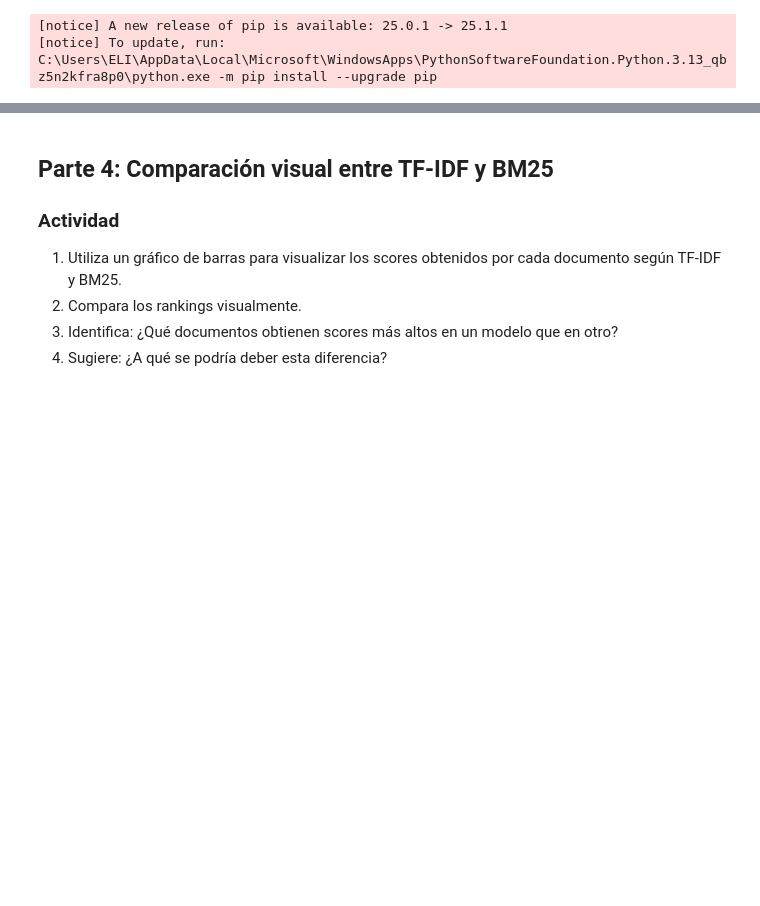
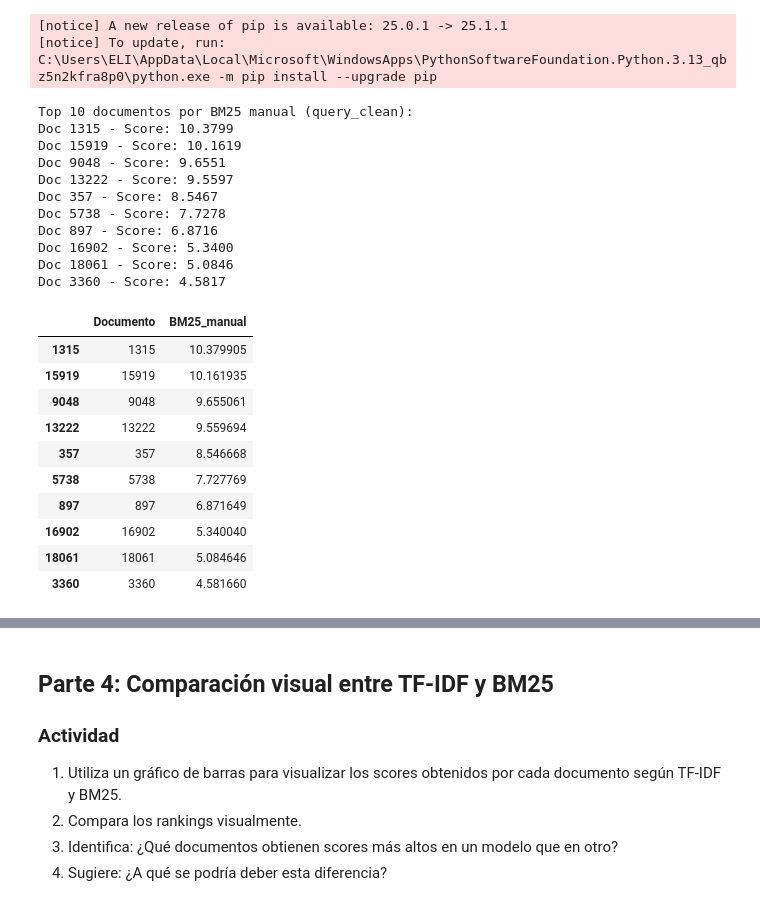
Before and after one commit to EliSilva1315/ir25a-main, a Jupyter notebook: notebooks/04bm25.ipynb, the cells around one changed output, grey strips where cells are left out. Cells and saved outputs as stored; diff of their text form; code cells hidden in the pictures; blank space fills up the shorter version.

```diff
--- a/notebooks/04bm25.ipynb
+++ b/notebooks/04bm25.ipynb
@@ -389,11 +389,85 @@ Requirement already satisfied: numpy in c:\users\eli\appdata\local\packages\pyth
 [notice] A new release of pip is available: 25.0.1 -> 25.1.1
 [notice] To update, run: C:\Users\ELI\AppData\Local\Microsoft\WindowsApps\PythonSoftwareFoundation.Python.3.13_qbz5n2kfra8p0\python.exe -m pip install --upgrade pip
 # %%
-from rank_bm25 import BM25Okapi
+from sklearn.feature_extraction.text import CountVectorizer
+import numpy as np
+import pandas as pd
 
-bm25_doc = BM25Okapi(corpus_limpio)
+# Parámetros BM25
+k1 = 1.5
+b = 0.75
 
-scores = bm25_doc.get_scores(query_limpia[0])
+# Limpiar la query igual que el corpus
+query_limpia = [limpiar_texto(q) for q in query_clean]
+
+# Construir matriz TF y vocabulario desde cero
+vectorizer_bm25 = CountVectorizer()
+tf_matrix = vectorizer_bm25.fit_transform(corpus_limpio)
+vocabulario = vectorizer_bm25.get_feature_names_out()
+
+# Longitud de cada documento
+doc_lengths = tf_matrix.sum(axis=1).A1
+avg_doc_length = np.mean(doc_lengths)
+N = tf_matrix.shape[0]
+
+# Calcular DF para cada término
+df_vector = np.asarray((tf_matrix > 0).sum(axis=0)).ravel()
+
+# Calcular IDF BM25 desde cero
+idf_bm25 = np.log(1 + (N - df_vector + 0.5) / (df_vector + 0.5))
+
+# Procesar la query limpia
+query_terms = query_limpia[0].split()
+
+# Inicializar scores BM25
+bm25_scores = np.zeros(N)
+
+for term in query_terms:
+    if term in vocabulario:
+        term_idx = np.where(vocabulario == term)[0][0]
+        tf = tf_matrix[:, term_idx].toarray().ravel()
+        idf = idf_bm25[term_idx]
+        numerador = tf * (k1 + 1)
+        denominador = tf + k1 * (1 - b + b * doc_lengths / avg_doc_length)
+        score = idf * numerador / (denominador + 1e-10)
+        bm25_scores += score
+
+# Mostrar los 10 documentos con mayor score BM25
+top_bm25_idx = np.argsort(bm25_scores)[::-1][:10]
+print("Top 10 documentos por BM25 manual (query_clean):")
+for idx in top_bm25_idx:
+    print(f"Doc {idx} - Score: {bm25_scores[idx]:.4f}")
+
+# DataFrame con los scores
+df_bm25_manual = pd.DataFrame({
+    'Documento': np.arange(N),
+    'BM25_manual': bm25_scores
+})
+df_bm25_manual.sort_values(by='BM25_manual', ascending=False, inplace=True)
+df_bm25_manual.head(10)
+# %% [output]
+Top 10 documentos por BM25 manual (query_clean):
+Doc 1315 - Score: 10.3799
+Doc 15919 - Score: 10.1619
+Doc 9048 - Score: 9.6551
+Doc 13222 - Score: 9.5597
+Doc 357 - Score: 8.5467
+Doc 5738 - Score: 7.7278
+Doc 897 - Score: 6.8716
+Doc 16902 - Score: 5.3400
+Doc 18061 - Score: 5.0846
+Doc 3360 - Score: 4.5817
+|  | Documento | BM25_manual |
+| 1315 | 1315 | 10.379905 |
+| 15919 | 15919 | 10.161935 |
+| 9048 | 9048 | 9.655061 |
+| 13222 | 13222 | 9.559694 |
+| 357 | 357 | 8.546668 |
+| 5738 | 5738 | 7.727769 |
+| 897 | 897 | 6.871649 |
+| 16902 | 16902 | 5.340040 |
+| 18061 | 18061 | 5.084646 |
+| 3360 | 3360 | 4.581660 |
 # %%
 import pandas as pd
 # Crear un DataFrame con todos los documentos y sus puntajes BM25 Y SU TF-IDF
```
Also changed, not shown: parts of 5 cells of this notebook.
